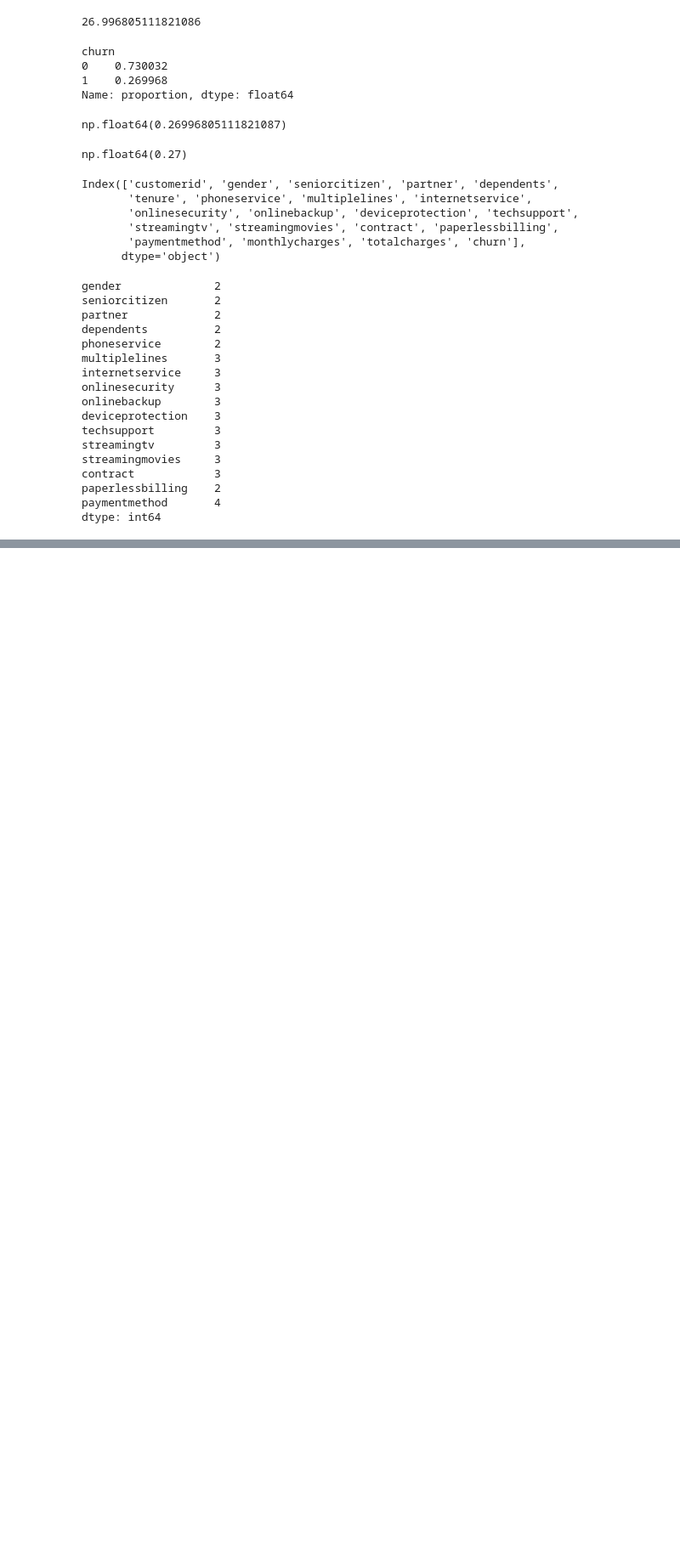
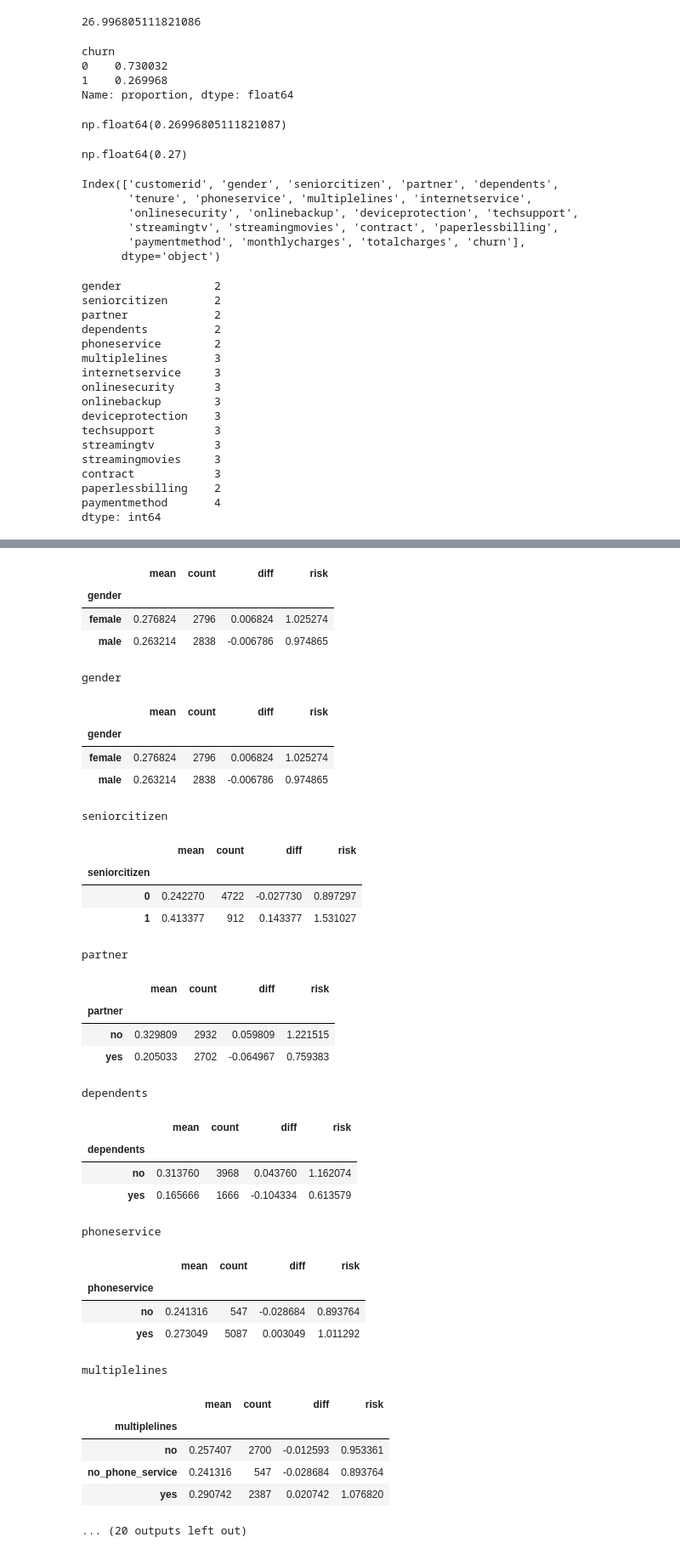
Before and after one commit to Rimsha-Bashir/machine-learning-zoomcamp, a Jupyter notebook: module-3/churn prediction/data-preparation.ipynb, the cells around one changed output, grey strips where cells are left out. Shown: that part at 85% size. Cells and saved outputs as stored; diff of their text form; code cells hidden in the pictures; blank space fills up the shorter version.

```diff
--- a/module-3/churn prediction/data-preparation.ipynb
+++ b/module-3/churn prediction/data-preparation.ipynb
@@ -279,0 +327,10 @@ dtype: int64
+# %%
+df_group=df_full_train.groupby('gender').churn.agg(['mean', 'count'])
+df_group['diff'] = df_group['mean'] - global_churn_rate
+df_group['risk'] = df_group['mean'] / global_churn_rate
+df_group
+# %% [output]
+|  | mean | count | diff | risk |
+| gender |  |  |  |  |
+| female | 0.276824 | 2796 | 0.006824 | 1.025274 |
+| male | 0.263214 | 2838 | -0.006786 | 0.974865 |
@@ -279,0 +339,40 @@ dtype: int64
+# %%
+for c in categorical_features:
+    df_group=df_full_train.groupby(c).churn.agg(['mean', 'count'])
+    df_group['diff'] = df_group['mean'] - global_churn_rate
+    df_group['risk'] = df_group['mean'] / global_churn_rate
+    print(c)
+    display(df_group)
+# %% [output]
+gender
+|  | mean | count | diff | risk |
+| gender |  |  |  |  |
+| female | 0.276824 | 2796 | 0.006824 | 1.025274 |
+| male | 0.263214 | 2838 | -0.006786 | 0.974865 |
+seniorcitizen
+|  | mean | count | diff | risk |
+| seniorcitizen |  |  |  |  |
+| 0 | 0.242270 | 4722 | -0.027730 | 0.897297 |
+| 1 | 0.413377 | 912 | 0.143377 | 1.531027 |
+partner
+|  | mean | count | diff | risk |
+| partner |  |  |  |  |
+| no | 0.329809 | 2932 | 0.059809 | 1.221515 |
+| yes | 0.205033 | 2702 | -0.064967 | 0.759383 |
+dependents
+|  | mean | count | diff | risk |
+| dependents |  |  |  |  |
+| no | 0.313760 | 3968 | 0.043760 | 1.162074 |
+| yes | 0.165666 | 1666 | -0.104334 | 0.613579 |
+phoneservice
+|  | mean | count | diff | risk |
+| phoneservice |  |  |  |  |
+| no | 0.241316 | 547 | -0.028684 | 0.893764 |
+| yes | 0.273049 | 5087 | 0.003049 | 1.011292 |
+multiplelines
+|  | mean | count | diff | risk |
+| multiplelines |  |  |  |  |
+| no | 0.257407 | 2700 | -0.012593 | 0.953361 |
+| no_phone_service | 0.241316 | 547 | -0.028684 | 0.893764 |
+| yes | 0.290742 | 2387 | 0.020742 | 1.076820 |
+... (20 outputs left out)
```
Also changed, not shown: parts of 15 cells of this notebook, 2 other files.
